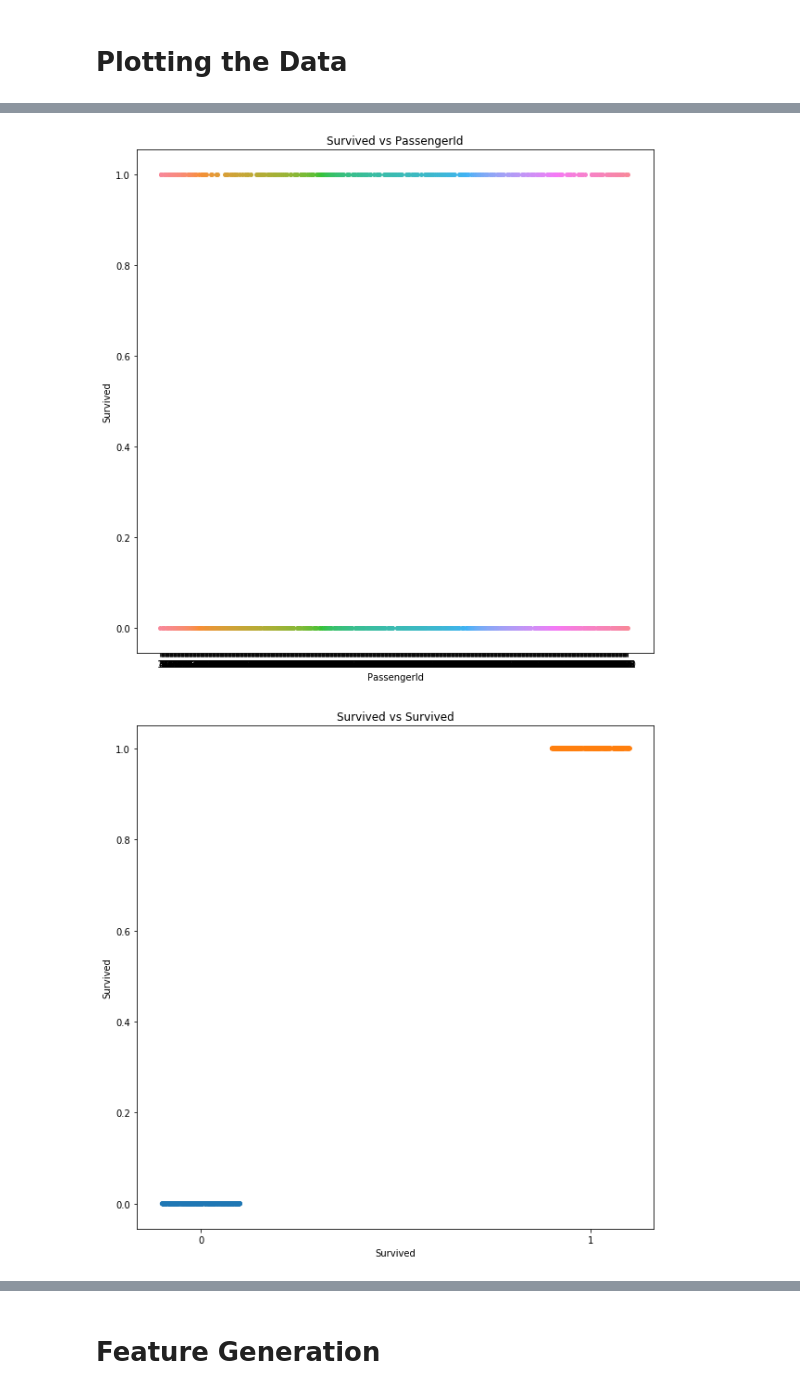
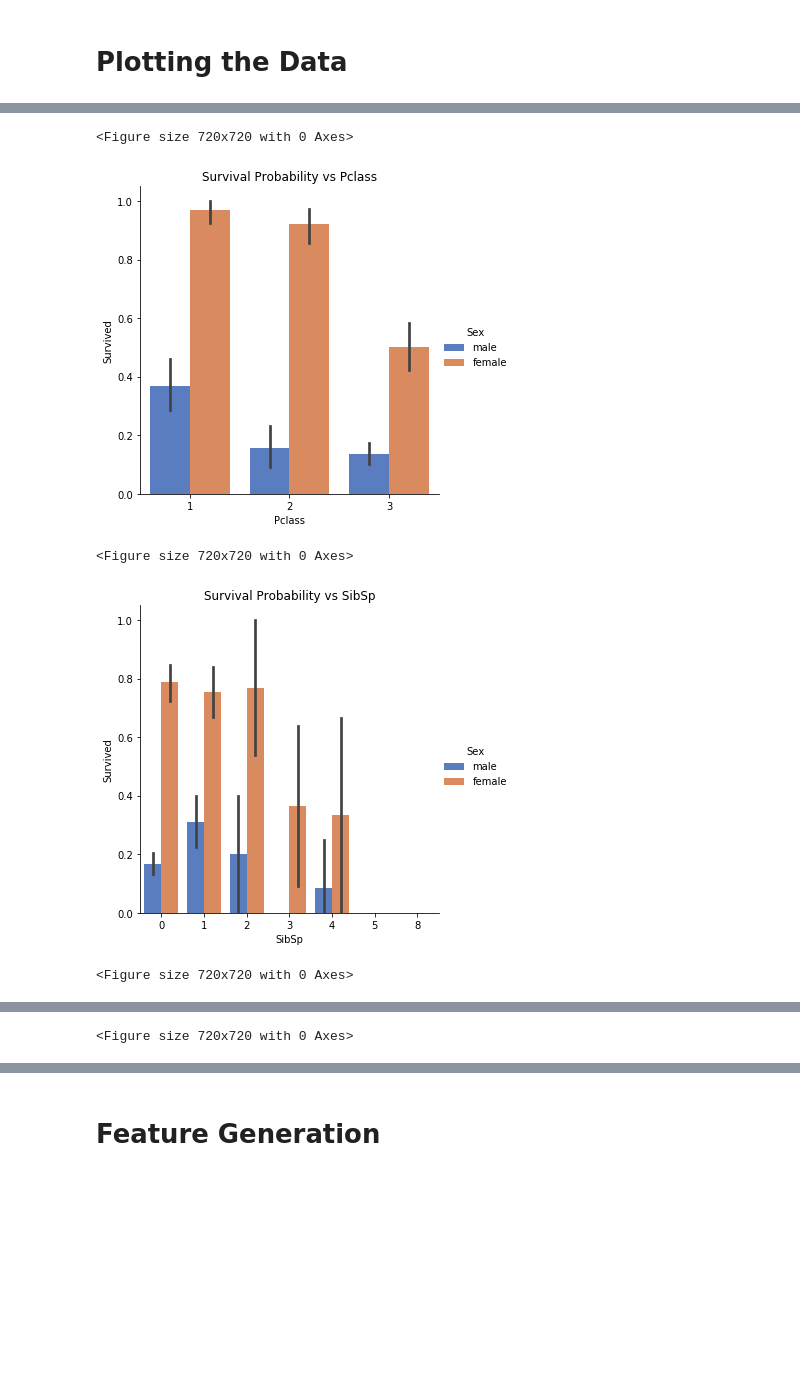
Before and after one commit to evan-freeman/data-science, a Jupyter notebook: Titanic Data Exploration.ipynb, the cells around one changed output, grey strips where cells are left out. Cells and saved outputs as stored; diff of their text form; code cells hidden in the pictures; blank space fills up the shorter version.

```diff
--- a/Titanic Data Exploration.ipynb
+++ b/Titanic Data Exploration.ipynb
@@ -266,11 +298,13 @@ plt.show()
 # %%
-for feature in titanic:
+for feature in ['Pclass', 'SibSp', 'Parch', 'Embarked']:
 
     plt.figure(figsize = (10, 10))
-    graph = sns.stripplot(x = feature, y = 'Survived', hue = None, data = titanic)
-    plt.title(f'Survived vs {feature}')
-    graph.autoscale()
+    graph = sns.catplot(x = feature, y = 'Survived', hue = 'Sex', data = titanic, kind="bar", palette="muted")
+    plt.title(f'Survival Probability vs {feature}')
     plt.show()
 # %% [output]
+<Figure size 720x720 with 0 Axes>
-[figure, old version]
+[figure, new version]
+<Figure size 720x720 with 0 Axes>
-[figure, old version]
+[figure, new version]
+<Figure size 720x720 with 0 Axes>
@@ -277,0 +312 @@ for feature in titanic:
+<Figure size 720x720 with 0 Axes>
```
Also changed, not shown: parts of 23 cells of this notebook, 2 other files.
